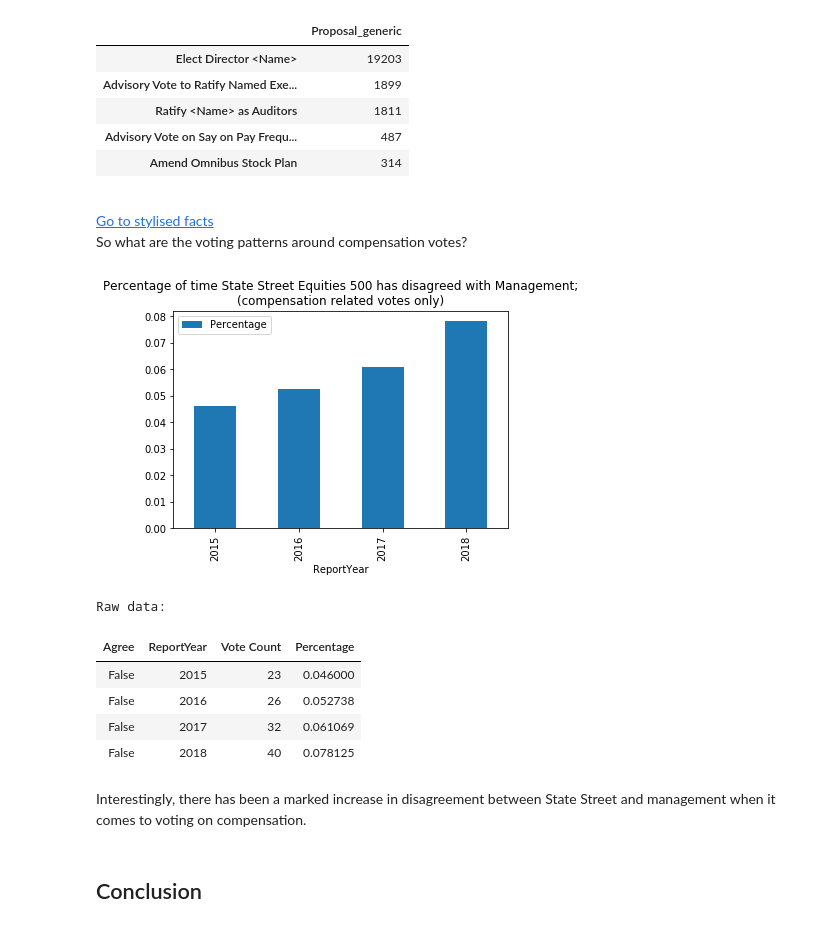
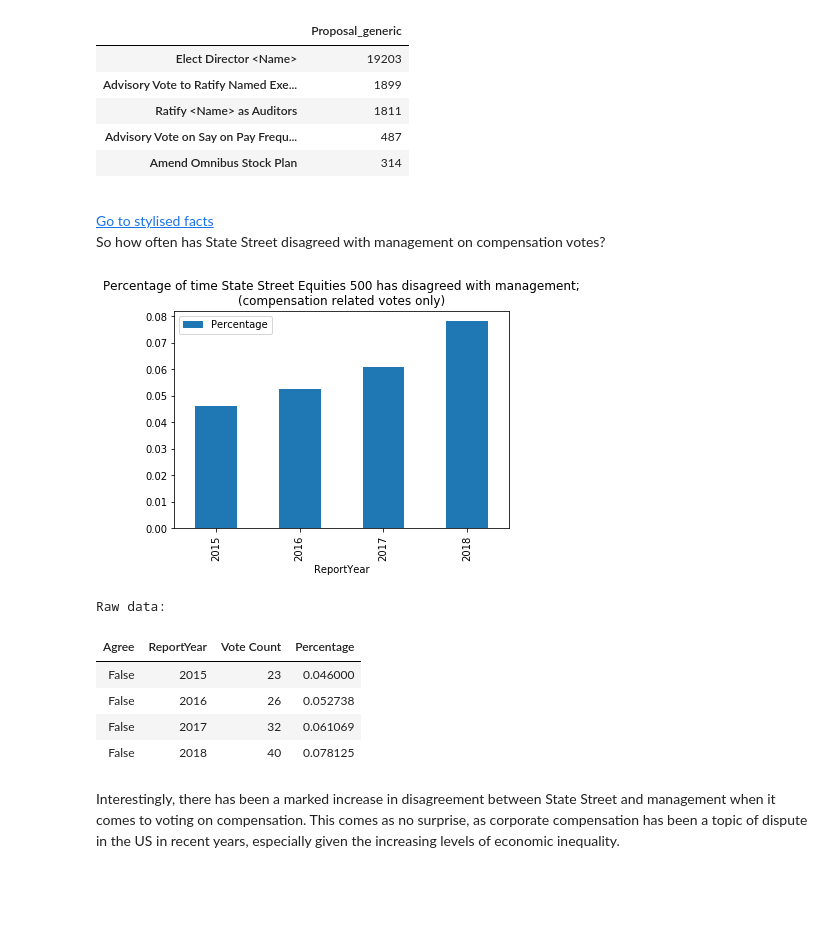
Before and after one commit to matter-funds/research_notebooks, a Jupyter notebook: scripts/State Street proxy voting.ipynb, the cells around one changed output. Cells and saved outputs as stored; diff of their text form; code cells hidden in the pictures; blank space fills up the shorter version.

```diff
--- a/scripts/State Street proxy voting.ipynb
+++ b/scripts/State Street proxy voting.ipynb
@@ -314,20 +305,20 @@ ps['Proposal_generic'].value_counts().to_frame().head(5)
 # %% [markdown]
 <a id="section_5"></a>
 [<div style="float: right">Go to stylised facts</div>](#section_0)
-So what are the voting patterns around compensation votes?
+So how often has State Street disagreed with management on compensation votes?
 # %%
 pt = ps[ps['Comp related']]
 pt = pt.groupby(by=['Agree','ReportYear']).size().reset_index(name='Vote Count')
 pt['Percentage'] = pt.groupby(by=['ReportYear'])['Vote Count'].transform(lambda x:x/sum(x))
 pt = pt[~pt['Agree']]
 pt.reset_index().plot(x='ReportYear', y='Percentage',
                      kind='bar',
-                     title='Percentage of time State Street Equities 500 has disagreed with Management;\n(compensation related votes only)')
+                     title='Percentage of time State Street Equities 500 has disagreed with management;\n(compensation related votes only)')
 plt.show()
 print('Raw data:')
 display(HTML(pt.to_html(index=False)))
 # %% [output]
-[figure, old version]
+[figure, new version]
 Raw data:
 | Agree | ReportYear | Vote Count | Percentage |
 | False | 2015 | 23 | 0.046000 |
@@ -335,6 +326,4 @@ Raw data:
 | False | 2017 | 32 | 0.061069 |
 | False | 2018 | 40 | 0.078125 |
 # %% [markdown]
-Interestingly, there has been a marked increase in disagreement between State Street and management when it comes to voting on compensation.
+Interestingly, there has been a marked increase in disagreement between State Street and management when it comes to voting on compensation. This comes as no surprise, as corporate compensation has been a topic of dispute in the US in recent years, especially given the increasing levels of economic inequality.
-# %% [markdown]
-## Conclusion
```
Also changed, not shown: parts of 22 cells of this notebook.
